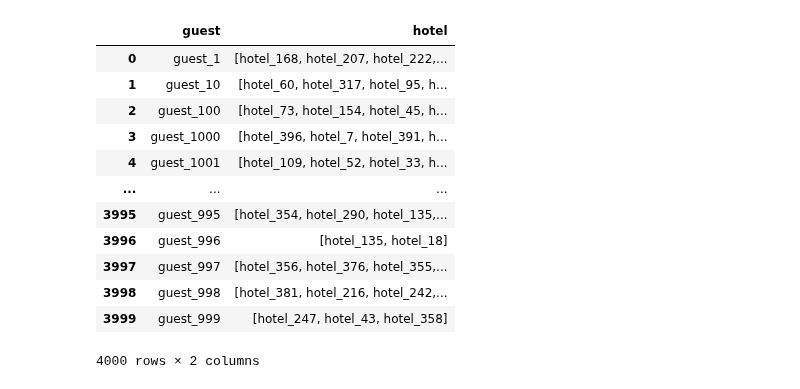
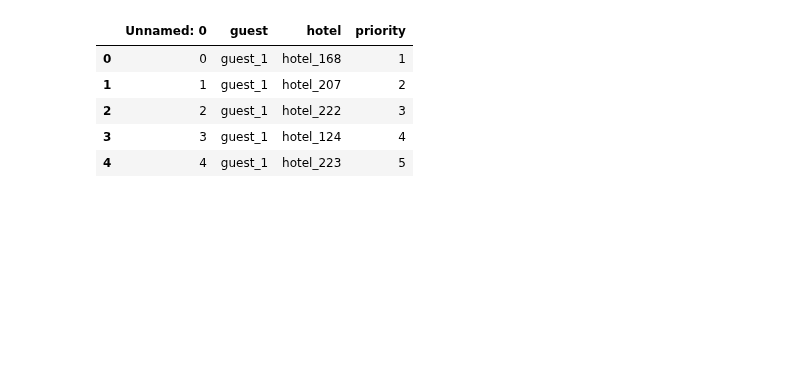
Before and after one commit to tundraparisi/dscoding-projects, a Jupyter notebook: Vladislav_Kovalev/viewer.ipynb, the cells around one changed output. Drawn from its saved outputs; the diff is of its cells as text; code cells hidden in the pictures; blank space fills up the shorter version.

```diff
--- a/Vladislav_Kovalev/viewer.ipynb
+++ b/Vladislav_Kovalev/viewer.ipynb
@@ -19,4 +28,4 @@ import matplotlib.pyplot as plt
 # %%
-dataHotels = pd.read_excel("./hotels/hotels.xlsx")
-dataGuests = pd.read_excel("./hotels/guests.xlsx")
-dataPreferences = pd.read_excel("./hotels/preferences.xlsx")
+dataHotels = pd.read_excel(dataHotelsPathWithoutGlobalRepo)
+dataGuests = pd.read_excel(dataGuestsPathWithoutGlobalRepo)
+dataPreferences = pd.read_excel(dataPreferencesPathWithoutGlobalRepo)
@@ -41,2 +49,0 @@ dataGuests.head(5).drop("Unnamed: 0", axis=1)
-# %%
-dataPreferences = dataPreferences.sort_values(["guest", "priority"])
@@ -56,16 +50,9 @@ Name: hotel, Length: 4000, dtype: object
 # %%
-dataPreferences
+dataPreferences.head(5)
 # %% [output]
-|  | guest | hotel |
-| 0 | guest_1 | [hotel_168, hotel_207, hotel_222,... |
-| 1 | guest_10 | [hotel_60, hotel_317, hotel_95, h... |
-| 2 | guest_100 | [hotel_73, hotel_154, hotel_45, h... |
-| 3 | guest_1000 | [hotel_396, hotel_7, hotel_391, h... |
-| 4 | guest_1001 | [hotel_109, hotel_52, hotel_33, h... |
-| ... | ... | ... |
-| 3995 | guest_995 | [hotel_354, hotel_290, hotel_135,... |
-| 3996 | guest_996 | [hotel_135, hotel_18] |
-| 3997 | guest_997 | [hotel_356, hotel_376, hotel_355,... |
-| 3998 | guest_998 | [hotel_381, hotel_216, hotel_242,... |
-| 3999 | guest_999 | [hotel_247, hotel_43, hotel_358] |
+|  | Unnamed: 0 | guest | hotel | priority |
+| 0 | 0 | guest_1 | hotel_168 | 1 |
+| 1 | 1 | guest_1 | hotel_207 | 2 |
+| 2 | 2 | guest_1 | hotel_222 | 3 |
+| 3 | 3 | guest_1 | hotel_124 | 4 |
+| 4 | 4 | guest_1 | hotel_223 | 5 |
-4000 rows × 2 columns
```
Also changed, not shown: parts of 17 cells of this notebook, 9 other files.
